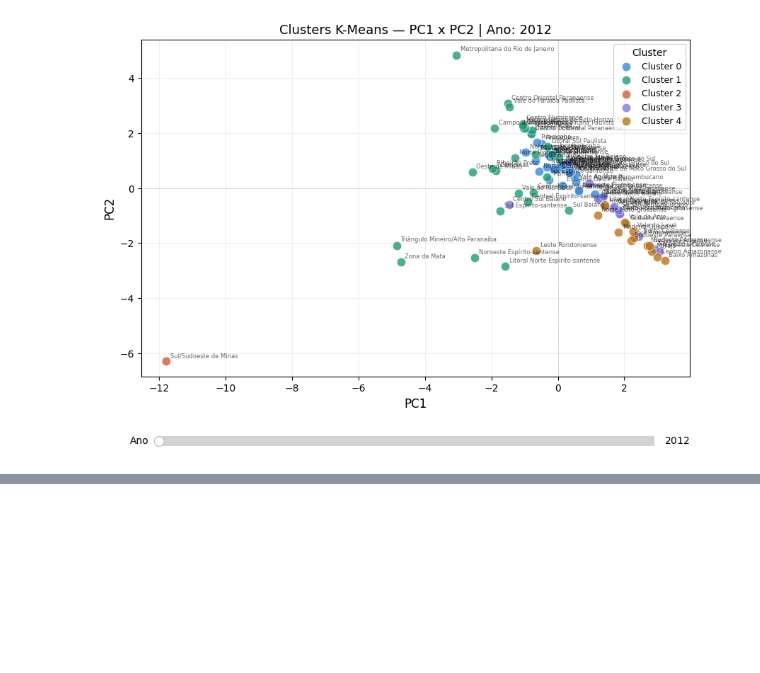
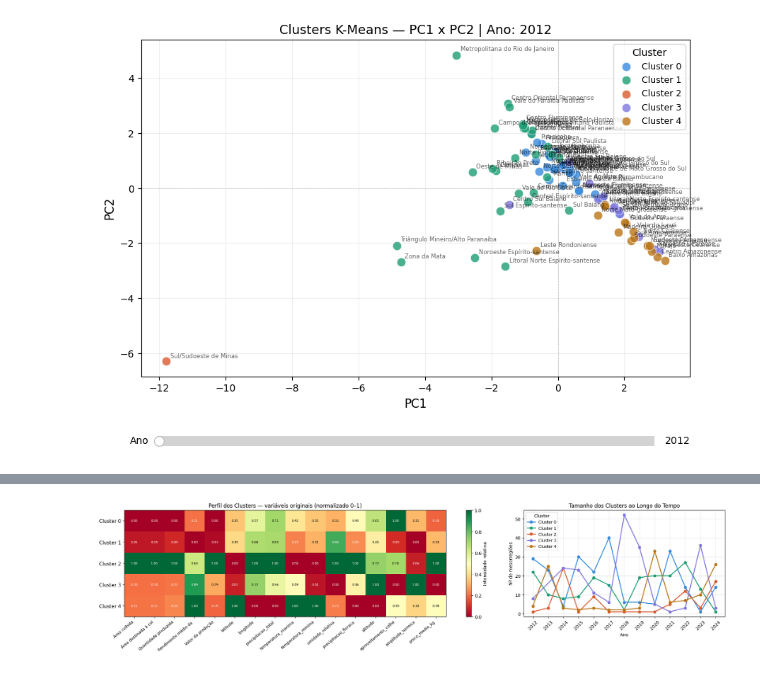
Before and after one commit to Lomba227/k-means-cafe, a Jupyter notebook: main.ipynb, the cells around one changed output, grey strips where cells are left out. Cells and saved outputs as stored; diff of their text form; code cells hidden in the pictures; blank space fills up the shorter version.

```diff
--- a/main.ipynb
+++ b/main.ipynb
@@ -1198,0 +1333,68 @@ plt.show()
+# %%
+
+import pandas as pd
+import matplotlib.pyplot as plt
+
+cols_perfil = feature_cols  # definido na célula de feature engineering
+
+df_cluster_orig = (
+    df_final_clustered
+    .select("mesorregiao", "ano", "tipo", "cluster")
+    .join(df_final.select(["mesorregiao", "ano", "tipo"] + cols_perfil),
+          on=["mesorregiao", "ano", "tipo"], how="left")
+    .toPandas()
+)
+df_cluster_orig["cluster"] = df_cluster_orig["cluster"].astype(str)
+
+label_map = {c: c.split(" - ")[-1].split(" (")[0][:20] for c in cols_perfil}
+
+perfil = df_cluster_orig.groupby("cluster")[cols_perfil].mean()
+perfil_norm = (perfil - perfil.min()) / (perfil.max() - perfil.min() + 1e-9)
+perfil_norm.columns = [label_map.get(c, c) for c in perfil_norm.columns]
+
+fig, axes = plt.subplots(1, 2, figsize=(20, 5), gridspec_kw={"width_ratios": [2, 1]})
+
+# Heatmap de perfil
+im = axes[0].imshow(perfil_norm.values, aspect="auto", cmap="RdYlGn", vmin=0, vmax=1)
+axes[0].set_xticks(range(len(perfil_norm.columns)))
+axes[0].set_xticklabels(perfil_norm.columns, rotation=40, ha="right", fontsize=9)
+axes[0].set_yticks(range(len(perfil_norm.index)))
+axes[0].set_yticklabels([f"Cluster {c}" for c in perfil_norm.index], fontsize=11)
+axes[0].set_title("Perfil dos Clusters — variáveis originais (normalizado 0–1)", fontsize=12)
+plt.colorbar(im, ax=axes[0], label="Intensidade relativa")
+
+for i in range(len(perfil_norm.index)):
+    for j in range(len(perfil_norm.columns)):
+        val = perfil_norm.values[i, j]
+        txt_color = "white" if val > 0.75 or val < 0.25 else "black"
+        axes[0].text(j, i, f"{val:.2f}", ha="center", va="center", fontsize=7, color=txt_color)
+
+# Tamanho dos clusters ao longo do tempo
+tipo_ref2 = df_plot["tipo"].unique()[0]
+contagem = (df_plot[df_plot["tipo"] == tipo_ref2]
+            .groupby(["ano", "cluster"]).size().reset_index(name="count"))
+
+cores_plot = {"0": "#378ADD", "1": "#1D9E75", "2": "#D85A30", "3": "#7F77DD", "4": "#BA7517"}
+for cluster_id, cor in cores_plot.items():
+    sub = contagem[contagem["cluster"] == cluster_id]
+    if not sub.empty:
+        axes[1].plot(sub["ano"], sub["count"], marker="o", color=cor,
+                    label=f"Cluster {cluster_id}", linewidth=2)
+
+axes[1].set_xlabel("Ano")
+axes[1].set_ylabel("Nº de mesorregiões")
+axes[1].set_title("Tamanho dos Clusters ao Longo do Tempo", fontsize=12)
+axes[1].legend(title="Cluster", fontsize=9)
+axes[1].grid(True, alpha=0.3)
+axes[1].set_xticks(sorted(df_plot["ano"].unique()))
+axes[1].tick_params(axis="x", rotation=45)
+
+plt.tight_layout()
+plt.show()
+
+print("\n=== Perfil absoluto por cluster (médias) ===")
+perfil_display = perfil.copy()
+perfil_display.columns = [label_map.get(c, c) for c in perfil_display.columns]
+print(perfil_display.round(2).T.to_string())
+# %% [output]
+[figure, added]
```
Also changed, not shown: parts of 26 cells of this notebook.
